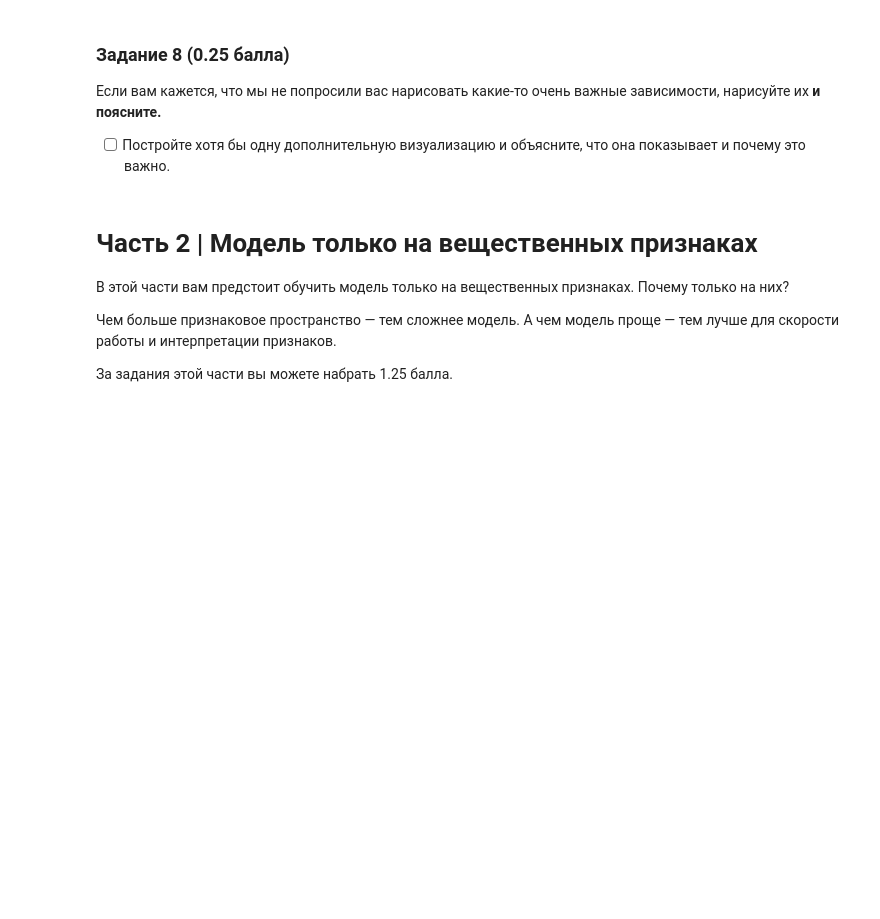
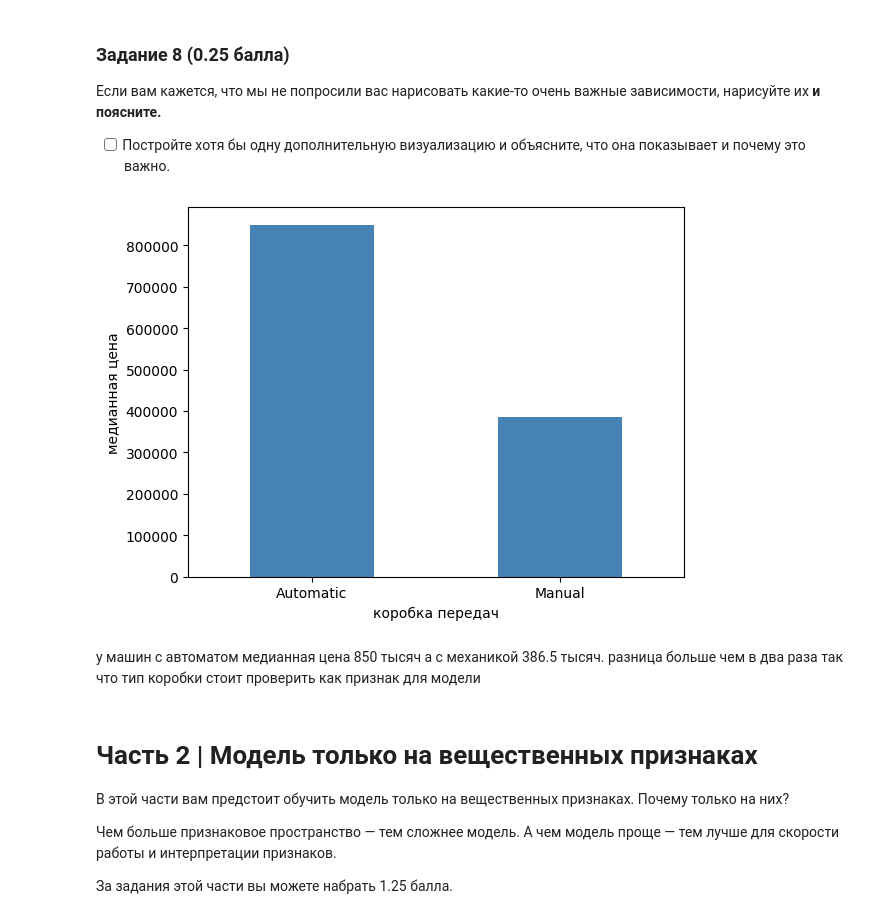
Before and after one commit to perfectteatimer/ml_again, a Jupyter notebook: bokhyan_hw1_bokhyan.ipynb, the cells around one changed output. Cells and saved outputs as stored; diff of their text form; code cells hidden in the pictures; blank space fills up the shorter version.

```diff
--- a/bokhyan_hw1_bokhyan.ipynb
+++ b/bokhyan_hw1_bokhyan.ipynb
@@ -226,3 +397,13 @@ assert df_train.shape == (5840, 12)
+# %%
+prices = df_train.groupby("transmission")["selling_price"].median()
+prices.plot.bar(rot=0, color="steelblue")
+plt.xlabel("коробка передач")
+plt.ylabel("медианная цена")
+plt.show()
+# %% [output]
+[figure, added]
+# %% [markdown]
+у машин с автоматом медианная цена 850 тысяч а с механикой 386.5 тысяч. разница больше чем в два раза так что тип коробки стоит проверить как признак для модели
 # %% [markdown]
 # **Часть 2 | Модель только на вещественных признаках**
 
```
Also changed, not shown: parts of 73 cells of this notebook, 1 other file.
